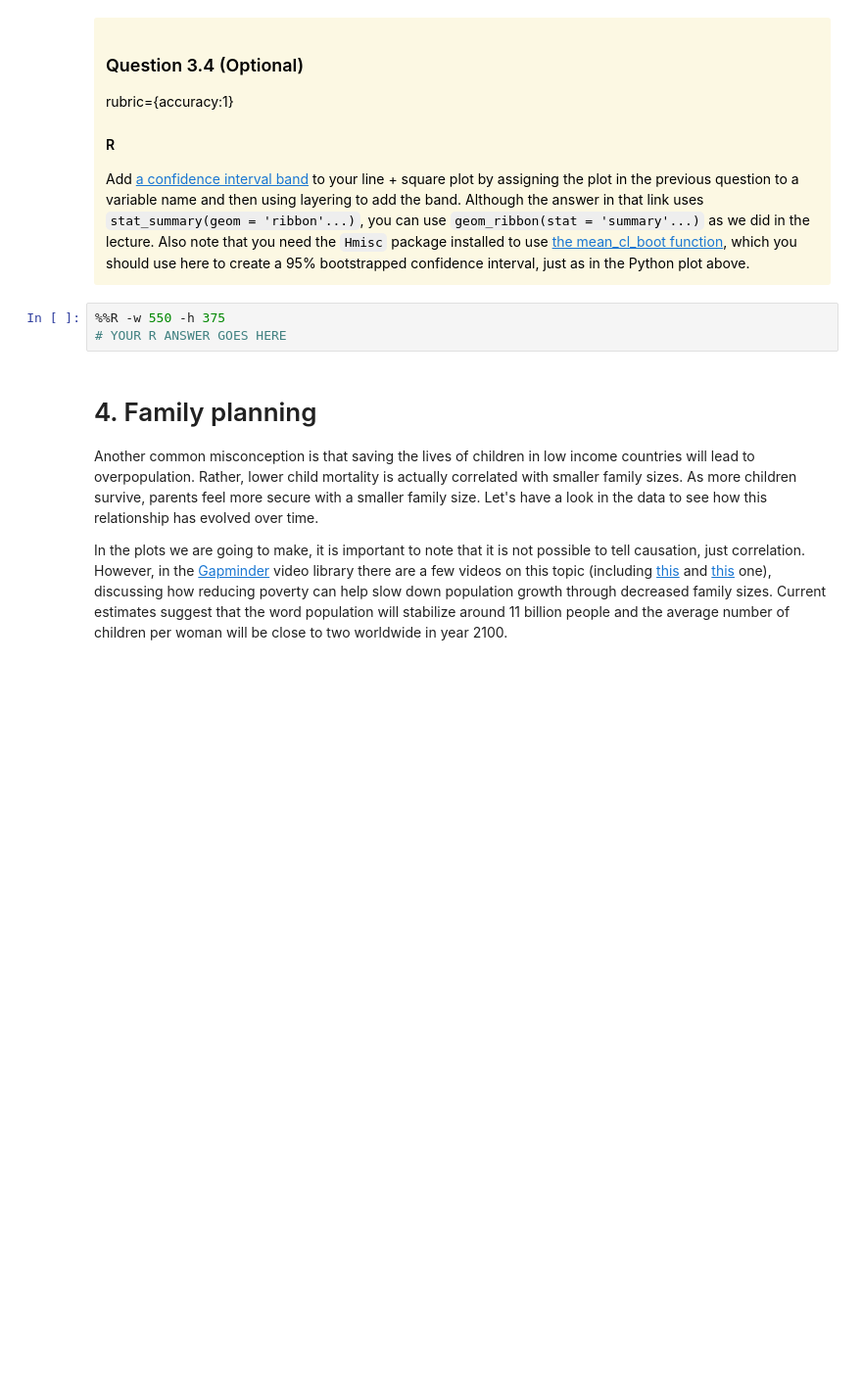
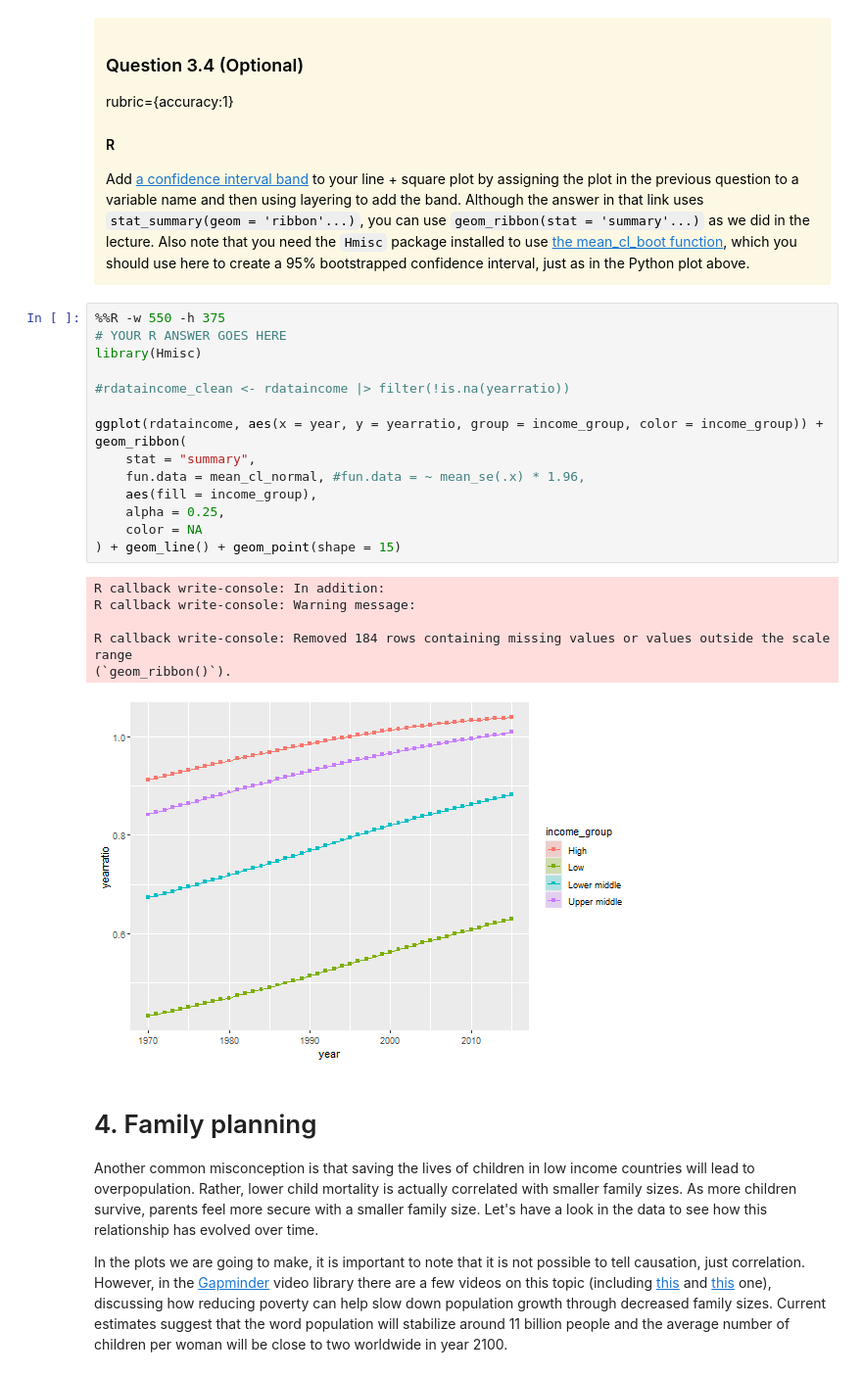
Before and after one commit to Jaaanet/DATA_550_lab1_group2, a Jupyter notebook: lab1_Yue.ipynb, the cells around one changed output. Shown at 98% size. Cells and saved outputs as stored; diff of their text form; blank space fills up the shorter version.

```diff
--- a/lab1_Yue.ipynb
+++ b/lab1_Yue.ipynb
@@ -352,9 +370,27 @@ which you should use here to create a 95% bootstrapped confidence interval,
 just as in the Python plot above.
 
 </div>
-# %%
-%%R -w 550 -h 375
-# YOUR R ANSWER GOES HERE
+# %%
+%%R -w 550 -h 375
+# YOUR R ANSWER GOES HERE
+library(Hmisc)
+
+#rdataincome_clean <- rdataincome |> filter(!is.na(yearratio))
+
+ggplot(rdataincome, aes(x = year, y = yearratio, group = income_group, color = income_group)) + geom_ribbon(
+    stat = "summary",
+    fun.data = mean_cl_normal, #fun.data = ~ mean_se(.x) * 1.96,
+    aes(fill = income_group),
+    alpha = 0.25,
+    color = NA
+) + geom_line() + geom_point(shape = 15)
+# %% [output]
+R callback write-console: In addition:
+R callback write-console: Warning message:
+
+R callback write-console: Removed 184 rows containing missing values or values outside the scale range
+(`geom_ribbon()`).
+[figure, added]
 # %% [markdown]
 # 4. Family planning
 
```
Also changed, not shown: parts of 15 cells of this notebook.
